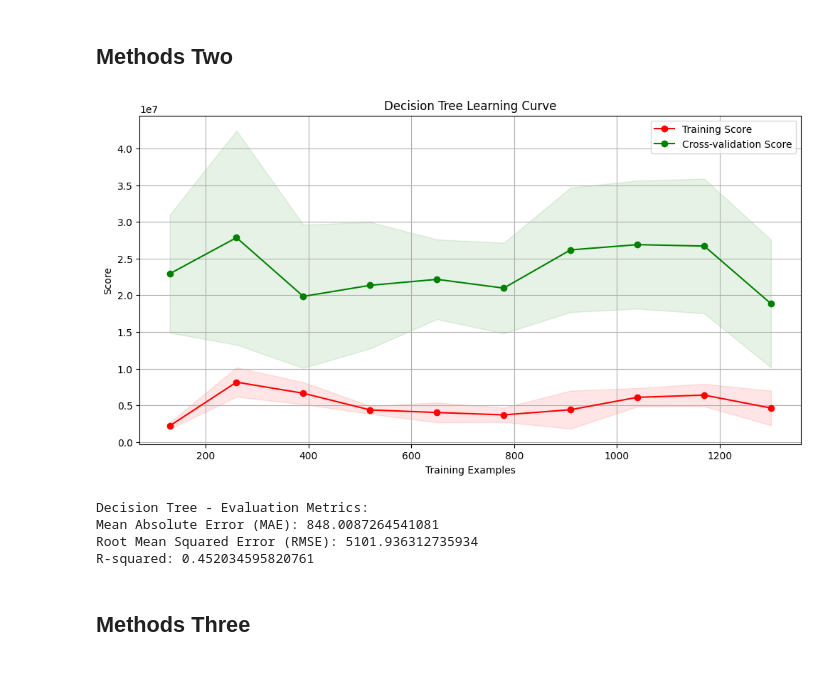
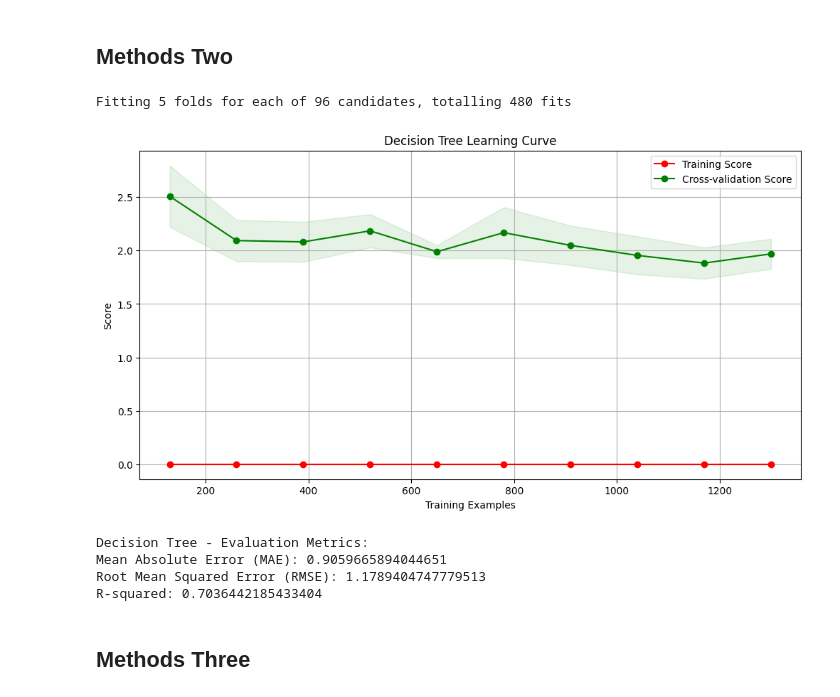
Before and after one commit to F102M8/data-science-project, a Jupyter notebook: Analysis_Modeling.ipynb, the cells around one changed output. Saved outputs shown, nothing was run; the diff lists cells and outputs as text; code cells hidden in the pictures.

Commit message:
working on model + feature engineering

```diff
--- a/Analysis_Modeling.ipynb
+++ b/Analysis_Modeling.ipynb
@@ -715,6 +876,6 @@ Selected features: Index(['N_SUPPORTED_LANGUAGES', 'POSITIVE_REVIEWS', 'NEGATIVE
 # %%
 df_selected = df_reduced[selected_features]
-df_selected['24_HOUR_PEAK'] = y
+df_selected[target_y] = y
 # %% [output]
 A value is trying to be set on a copy of a slice from a DataFrame.
 Try using .loc[row_indexer,col_indexer] = value instead
@@ -724,2 +889,2 @@ See the caveats in the documentation: https://pandas.pydata.org/pandas-docs/stab
 # %%
-X_train, X_test, y_train, y_test = train_test_split(df_selected.drop('24_HOUR_PEAK', axis=1), df_selected['24_HOUR_PEAK'], test_size=0.2, random_state=42)
+X_train, X_test, y_train, y_test = train_test_split(df_selected.drop(target_y, axis=1), df_selected[target_y], test_size=0.2, random_state=42)
@@ -935,5 +976,0 @@ First, split the initial data (including all features) into training and test se
-# %%
-X = df.drop(columns=['24_HOUR_PEAK'])
-y = df['24_HOUR_PEAK']
-
-X_train, X_test, y_train, y_test = train_test_split(X, y, test_size=0.2, random_state=42)
@@ -994,10 +1078,8 @@ model.add(Dense(1, activation='linear'))
 # %%
-import datetime as dt
-
 table_cols = ['# of units per layer', '# of epochs', 'Size of batches', 'Training time', 'RMSE']
 table2 = pd.DataFrame(columns = table_cols)
 
-param_sets = [[256,200,16],[16,200,16],[16,128,16],[16,32,64]]
+param_sets = [[16,32,64],[256,200,16],[16,200,16],[16,128,16]]
 # create and train a model for each parameter set
 for ps in param_sets:
     # create model
@@ -1011,9 +1093,12 @@ for ps in param_sets:
     # Compile model
     model.compile(loss='mean_squared_error', optimizer='adam')
 
+
+
     # Fit the model
     train_start = dt.datetime.now()
-    model.fit(X_train_scaled, y_train, epochs=ps[1], batch_size=ps[2], verbose=0, validation_split=0.1)
+    history = model.fit(X_train_scaled, y_train, epochs=ps[1], batch_size=ps[2], verbose=0, validation_split=0.1)
+
     train_end = dt.datetime.now()
     train_duration = train_end - train_start
 
@@ -1102,20 +1147,32 @@ R-squared: 0.07522416690794242
 # %% [markdown]
 ## Methods Two
 # %%
-dt_model = DecisionTreeRegressor(max_depth=10, min_samples_split=10)
-dt_model.fit(X_train, y_train)
+param_grid = {
+    'max_depth': [None, 10, 20, 30, 40, 50],
+    'min_samples_split': [2, 5, 10, 20],
+    'min_samples_leaf': [1, 2, 4, 10]
+}
+
+# Initialize and fit GridSearchCV with verbose=3 for detailed output
+dt_model = DecisionTreeRegressor()
+grid_search = GridSearchCV(estimator=dt_model, param_grid=param_grid, cv=5, n_jobs=-1, scoring='neg_mean_squared_error', verbose=3)
+grid_search.fit(X_train, y_train)
+
+# Best estimator
+best_dt_model = grid_search.best_estimator_
 
 # Plot learning curve
 plot_learning_curve(dt_model, X_train, y_train, title='Decision Tree Learning Curve')
 
 # Print evaluation metrics
-print_evaluation_metrics(dt_model, X_test, y_test, title='Decision Tree')
+print_evaluation_metrics(best_dt_model, X_test, y_test, title='Decision Tree')
 # %% [output]
+Fitting 5 folds for each of 96 candidates, totalling 480 fits
-[figure, old version]
+[figure, new version]
-Decision Tree - Evaluation Metrics:
-Mean Absolute Error (MAE): 848.0087264541081
-Root Mean Squared Error (RMSE): 5101.936312735934
-R-squared: 0.452034595820761
+Decision Tree - Evaluation Metrics:
+Mean Absolute Error (MAE): 0.9059665894044651
+Root Mean Squared Error (RMSE): 1.1789404747779513
+R-squared: 0.7036442185433404
 # %% [markdown]
 ## Methods Three
 # %%
```
Also changed, not shown: parts of 66 cells of this notebook.
